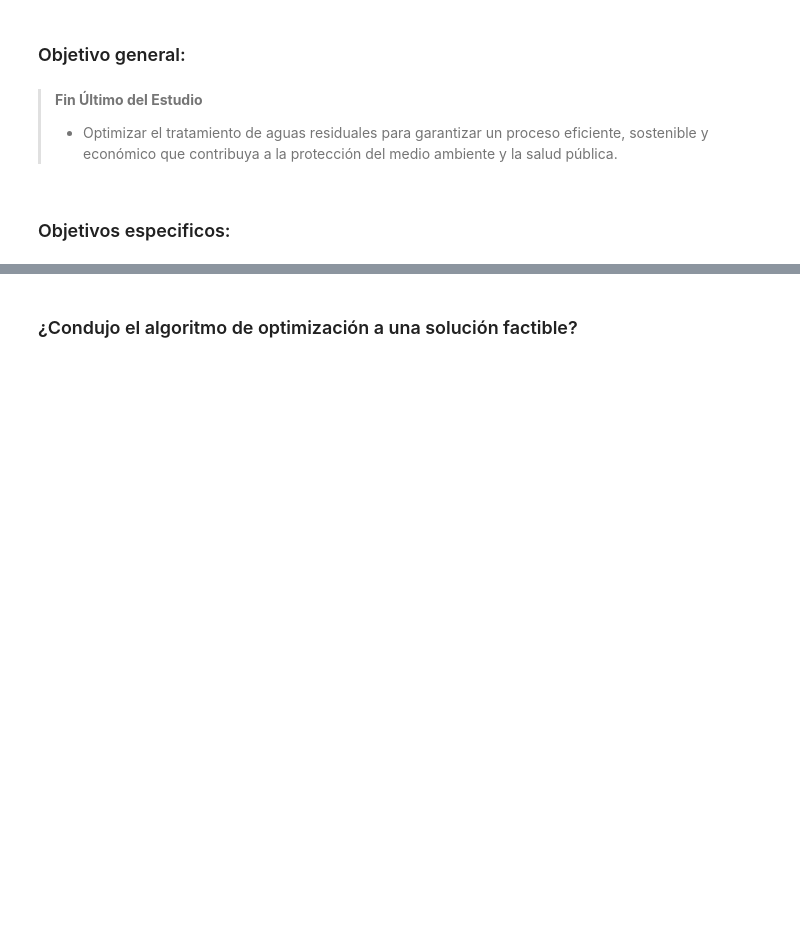
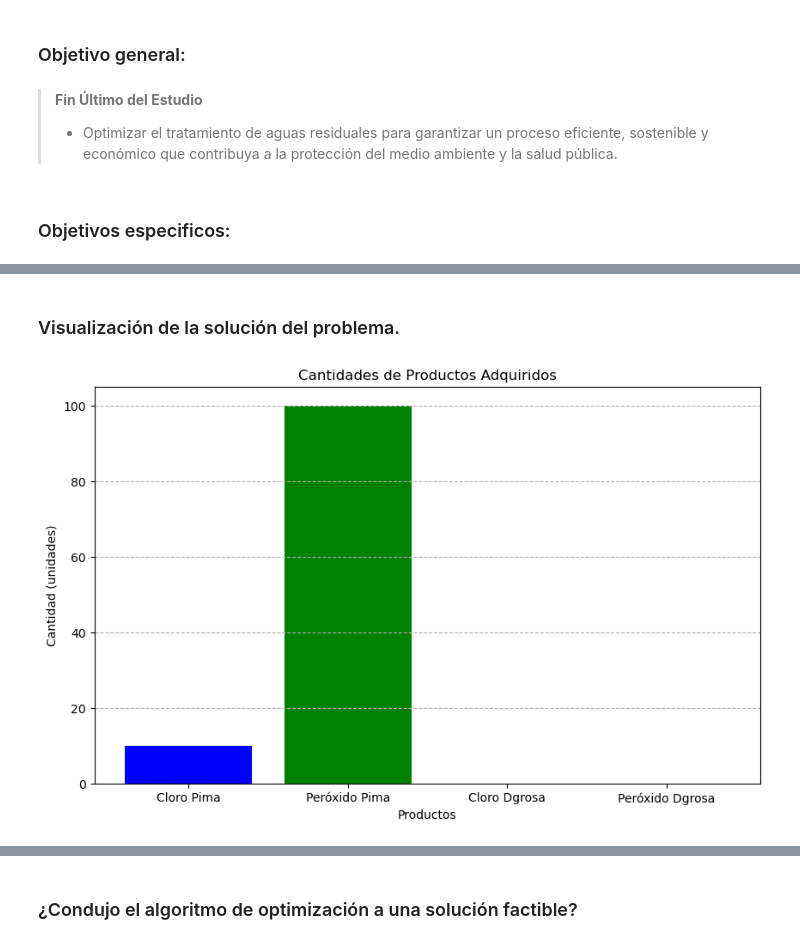
Before and after one commit to Yahirgarcia814/Proyectomodulo1_LaraE_GarciaS_OrozcoJ, a Jupyter notebook: Proyectomodulo1_LaraE_GarciaS_OrozcoJ.ipynb, the cells around one changed output, grey strips where cells are left out. Cells and saved outputs as stored; diff of their text form; code cells hidden in the pictures; blank space fills up the shorter version.

```diff
--- a/Proyectomodulo1_LaraE_GarciaS_OrozcoJ.ipynb
+++ b/Proyectomodulo1_LaraE_GarciaS_OrozcoJ.ipynb
@@ -85,0 +299,15 @@ Costo mínimo de mantenimiento que se debe mantener para garantizar el buen func
+# %% [markdown]
+### Visualización de la solución del problema.
+# %%
+productos = ['Cloro Pima', 'Peróxido Pima', 'Cloro Dgrosa', 'Peróxido Dgrosa']
+cantidades = resultado.x
+
+plt.figure(figsize=(10, 6))
+plt.bar(productos, cantidades, color=['blue', 'green','red','yellow'])
+plt.title('Cantidades de Productos Adquiridos')
+plt.xlabel('Productos')
+plt.ylabel('Cantidad (unidades)')
+plt.grid(axis='y', linestyle='--')
+plt.show()
+# %% [output]
+[figure, added]
```
Also changed, not shown: parts of 35 cells of this notebook.
